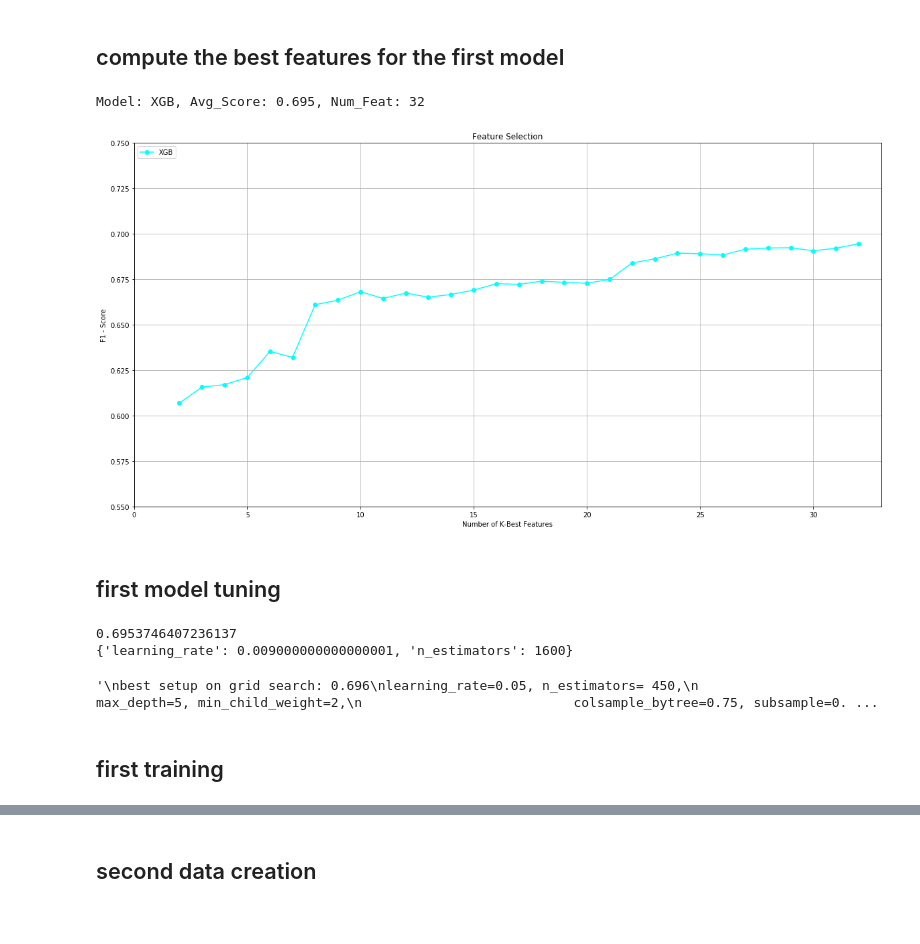
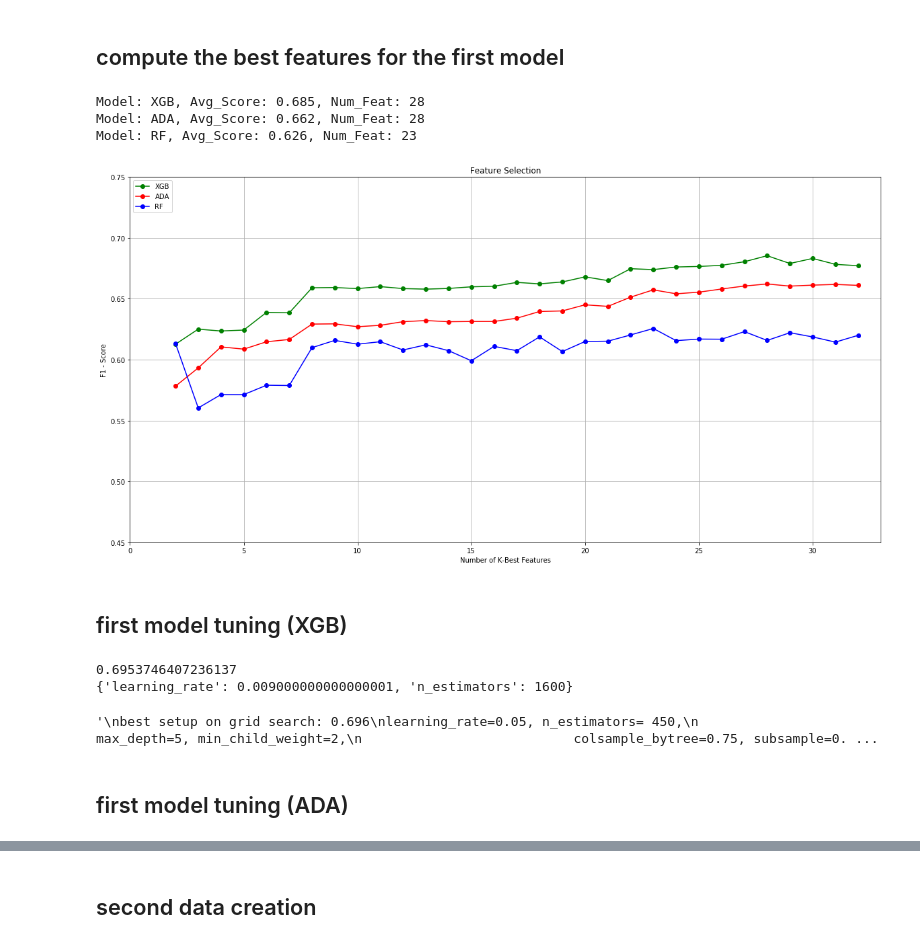
Before and after one commit to EugenioTL/Vodafone_Challenge, a Jupyter notebook: Eugenio/Prova doppia classification.ipynb, the cells around one changed output, grey strips where cells are left out. Drawn from its saved outputs; the diff is of its cells as text; code cells hidden in the pictures.

```diff
--- a/Eugenio/Prova doppia classification.ipynb
+++ b/Eugenio/Prova doppia classification.ipynb
@@ -29,4 +49,6 @@ train_data = train_data.reset_index(drop=True)
 # %%
+# Select the best features for binary and multiclass tasks
+
 array = np.asarray(train_data)
 
 # X,Y are the splits between features and labels used to evaluate SelectKBest
@@ -34,3 +56,12 @@ X = array[:,0:train_data.shape[1]-1]
 X = np.asarray(X)
 Y = array[:,train_data.shape[1]-1]
 Y = np.asarray(Y)
+
+# Evaluate the features with a chi2 test by using SelectKBest
+bin_chi2_test = SelectKBest(score_func=chi2, k=28)
+fit = bin_chi2_test.fit(X,Y)
+bin_feat = train_data.columns[bin_chi2_test.get_support(indices=True)]
+
+v_chi2_test = SelectKBest(score_func=chi2, k=27)
+fit = v_chi2_test.fit(X,Y)
+v_feat = train_data.columns[v_chi2_test.get_support(indices=True)]
@@ -52,10 +71,17 @@ def features_labels_split(data):
     features = data[bin_feat]
     labels = data['Product']
     return features, labels
+# %%
+def standardize_features(features):
+
+    scaler = MinMaxScaler().fit(features)
+    features = scaler.transform(features)
+    return features
 # %%
 def train_test_validation_split(features, labels, val_samples, test_samples):
 
     features = np.asarray(features)
+    features = standardize_features(features)
     labels =np.asarray(labels)
 
     X_test = features[0:test_samples]
@@ -94,12 +169,13 @@ bin_X_train, bin_X_test, bin_X_val, bin_y_train, bin_y_test, bin_y_val = train_t
 ## compute the best features for the first model
 # %%
 models = []
-models.append(('XGB', bin_xgb, 'Cyan'))
-
+models.append(('XGB', bin_base_xgb, 'Green'))
+models.append(('ADA', ada, 'Red'))
+models.append(('RF', rf, 'Blue'))
 
 feat_range = bin_X_train.shape[1]
 
-n = ['XGB']
+n = ['XGB','ADA','RF']
 n_number = np.arange(2,feat_range,1)
 # Transforming the lists into array for plotting
 plt.figure(figsize=(20, 10))
@@ -112,42 +188,38 @@ num_feat_arr = []
 for name, model, c in models:
 
     scores = [0, 0]
     results = []
 
     for n in range(2,feat_range):
 
         selection = SelectKBest(k=n).fit(bin_X_train,bin_y_train)
         X_k = selection.transform(bin_X_train)
 
-
-        # Feature Scaling
-        from sklearn.preprocessing import StandardScaler
-        sc = StandardScaler()
-        X_k = sc.fit_transform(X_k)
-
         score = cross_val_score(estimator = model, X = X_k, y = bin_y_train, cv = 10, scoring='f1')
         f1 = score.mean()
 
         results.append(f1)
 
         std = score.std()
         if scores[0] < f1:
             scores = [f1, n]
 
     plt.plot(n_number, results, 'o-', color=c, label=name)
 
     num_feat_arr.append(scores[1])
     max_avg = np.average(scores)
 
     print("Model: %s, Avg_Score: %.3f, Num_Feat: %d" % (name, scores[0], scores[1]))
 
 
-plt.axis([0, feat_range , 0.55, 0.75])
+plt.axis([0, feat_range , 0.45, 0.75])
 plt.legend(bbox_to_anchor=(0, 1), loc='upper left', ncol=1)
 plt.show()
 # %% [output]
-Model: XGB, Avg_Score: 0.695, Num_Feat: 32
+Model: XGB, Avg_Score: 0.685, Num_Feat: 28
+Model: ADA, Avg_Score: 0.662, Num_Feat: 28
+Model: RF, Avg_Score: 0.626, Num_Feat: 23
-[figure, old version]
+[figure, new version]
 # %% [markdown]
-## first model tuning
+## first model tuning (XGB)
 # %%
@@ -201,4 +265,4 @@ learning_rate=0.05, n_estimators= 450,
 {'learning_rate': 0.009000000000000001, 'n_estimators': 1600}
 '\nbest setup on grid search: 0.696\nlearning_rate=0.05, n_estimators= 450,\n                           max_depth=5, min_child_weight=2,\n                           colsample_bytree=0.75, subsample=0. ...
 # %% [markdown]
-## first training
+## first model tuning (ADA)
```
Also changed, not shown: parts of 24 cells of this notebook, 2 other files.
